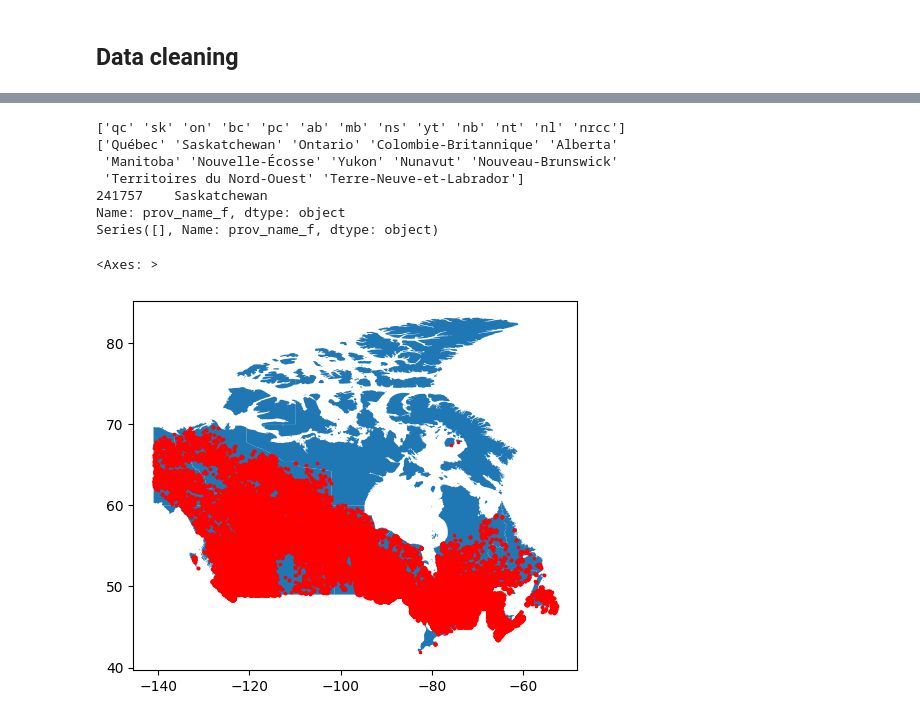
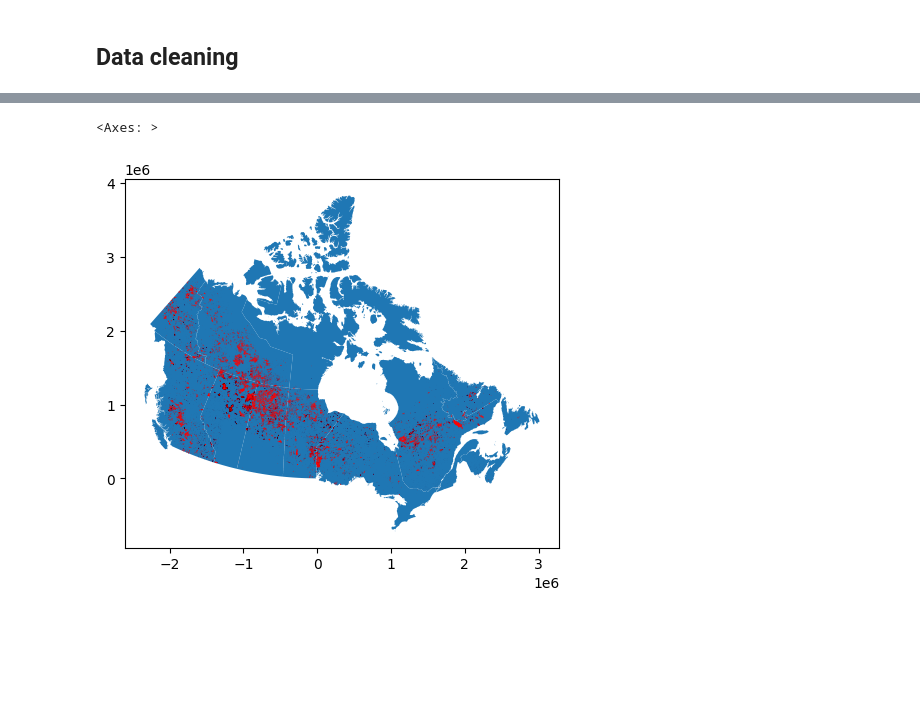
Before and after one commit to jkszan/Data-Science-Term-Project, a Jupyter notebook: firedata_preprocess.ipynb, the cells around one changed output, grey strips where cells are left out. Saved outputs shown, nothing was run; the diff lists cells and outputs as text; code cells hidden in the pictures; blank space fills up the shorter version.

Commit message:
Fire processing close to done

```diff
--- a/firedata_preprocess.ipynb
+++ b/firedata_preprocess.ipynb
@@ -96,10 +88,0 @@ print(provinces)
-# %%
-from shapely import Point
-# Remove those fires with no reported end date
-excluded = len(geojson[geojson["last_rep_date"].isna()])
-print(f"Excluded {excluded}/{len(geojson)} fires {excluded/len(geojson)}% due to lacking end date")
-
-geojson = geojson[~geojson["last_rep_date"].isna()]
-
-
-fires = [Point(xy) for xy in zip(geojson.lon, geojson.lat)]
@@ -108,7 +89,8 @@ Excluded 0/339652 fires 0.0% due to lacking end date
+# %%
+provinces = provinces.to_crs(fires.crs)
 # %%
 # Remove fires outside of provinces
-province_fires = gpd.sjoin(provinces,gpd.GeoDataFrame(geojson,geometry=fires,crs=provinces.crs),how="right")
-province_fires = province_fires[~province_fires["index_left"].isna()]
-fires = province_fires[["prov_name_f","id","firename","startdate","hectares","agency","first_rep_date","last_rep_date","geometry"]]
+province_fires = gpd.sjoin(provinces,gpd.GeoDataFrame(fires,geometry=fires.geometry,crs=provinces.crs),how="right")
+fires = province_fires.drop(["index_left","prov_code","prov_name_e","prov_area_c","prov_type","year"],axis=1)
 fires
 # %% [output]
@@ -128,23 +110,7 @@ fires
-# %%
-print(fires["agency"].unique())
-print(fires["prov_name_f"].unique())
-
-# Change unknown province shorthand
-print(fires[fires["agency"] == "nrcc"]["prov_name_f"])
-fires.loc[fires["agency"] == "nrcc","agency"] = "sk"
-print(fires[fires["agency"] == "nrcc"]["prov_name_f"])
-# %% [output]
-['qc' 'sk' 'on' 'bc' 'pc' 'ab' 'mb' 'ns' 'yt' 'nb' 'nt' 'nl' 'nrcc']
-['Québec' 'Saskatchewan' 'Ontario' 'Colombie-Britannique' 'Alberta'
- 'Manitoba' 'Nouvelle-Écosse' 'Yukon' 'Nunavut' 'Nouveau-Brunswick'
- 'Territoires du Nord-Ouest' 'Terre-Neuve-et-Labrador']
-241757    Saskatchewan
-Name: prov_name_f, dtype: object
-Series([], Name: prov_name_f, dtype: object)
 # %%
 # Visually check distribution of fires
-
-fires.plot(ax=provinces.plot(),color='red',marker='x',markersize=3)
+#provinces.plot()
+fires[fires["YEAR"] > 2000].plot(ax=provinces.plot(),color='red',marker='x',markersize=3)
 # %% [output]
 <Axes: >
-[figure, old version]
+[figure, new version]
```
Also changed, not shown: parts of 21 cells of this notebook, 1 other file.
